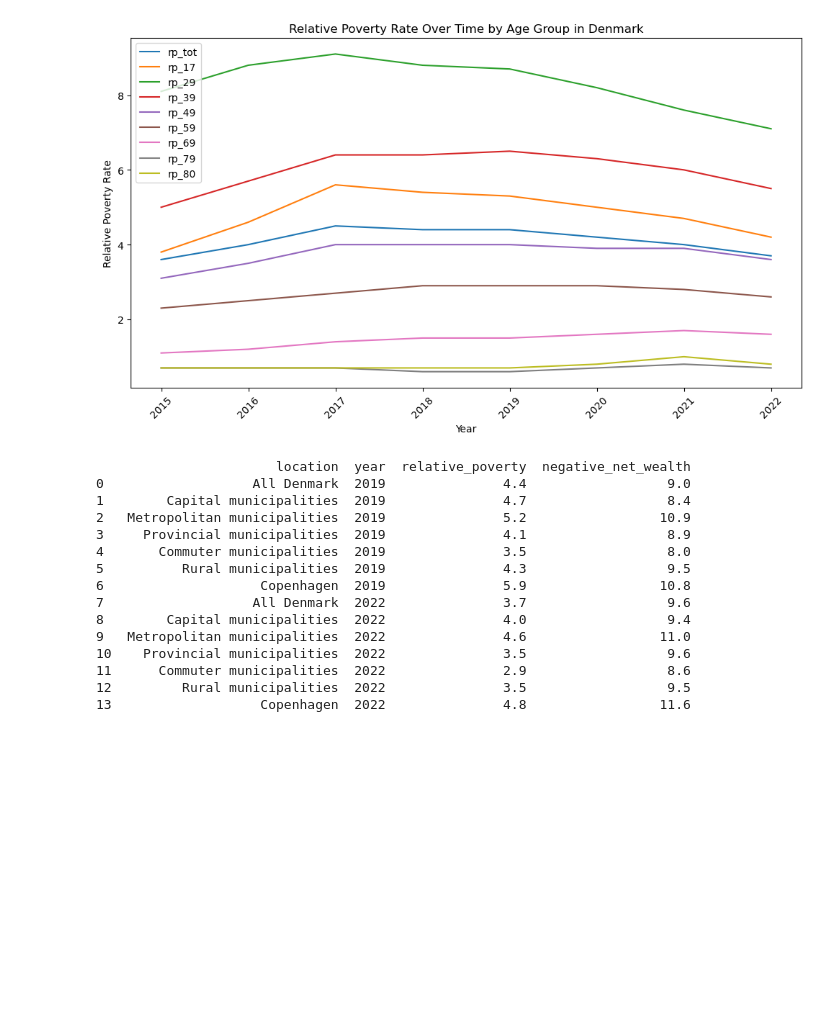
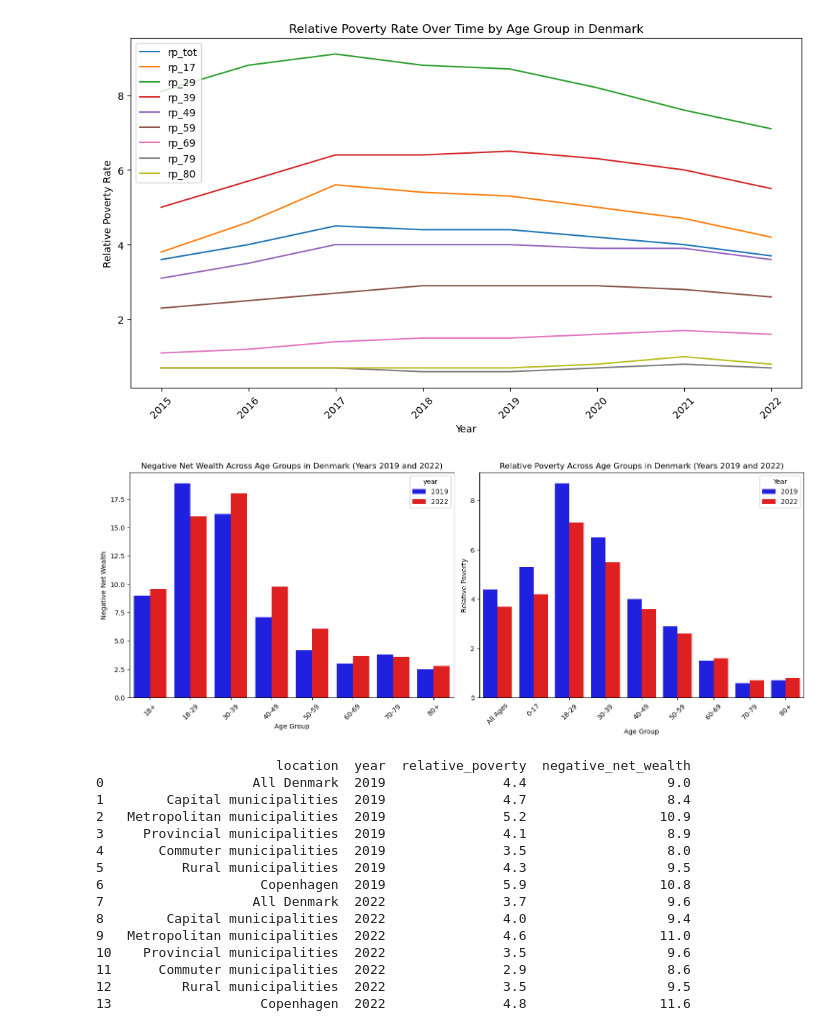
Before and after one commit to NumEconCopenhagen/projects-2024-petra-maritza-noah, a Jupyter notebook: dataproject/dataproject.ipynb, the cells around one changed output. Saved outputs shown, nothing was run; the diff lists cells and outputs as text; code cells hidden in the pictures; blank space fills up the shorter version.

Commit message:
graphs

```diff
--- a/dataproject/dataproject.ipynb
+++ b/dataproject/dataproject.ipynb
@@ -355,6 +355,53 @@ plt.tight_layout()
 plt.show()
 # %% [output]
 [figure]
+# %%
+import seaborn as sns
+# Filter the DataFrame to include only observations for "All Denmark" and years 2019 and 2022 for negative net wealth
+all_denmark_data = nnw_long[(nnw_long['location'] == 'All Denmark') & (nnw_long['year'].isin([2019, 2022]))].copy()
+# Convert 'year' column to categorical
+all_denmark_data['year'] = all_denmark_data['year'].astype(str)
+
+# Filter the DataFrame to include only observations for "All Denmark" and years 2019 and 2022 for relative poverty
+all_denmark_data2 = rp_long[(rp_long['location'] == 'All Denmark') & (rp_long['year'].isin([2019, 2022]))].copy()
+# Convert 'year' column to categorical
+all_denmark_data2['year'] = all_denmark_data2['year'].astype(str)
+
+# Set custom palette and labels
+custom_palette = ["blue", "red"]
+custom_labels1 = ['18+', '18-29', '30-39', '40-49', '50-59', '60-69', '70-79', '80+']
+custom_labels2 = ['All Ages','0-17', '18-29', '30-39', '40-49', '50-59', '60-69', '70-79', '80+']
+
+# Create subplots
+fig, axs = plt.subplots(1, 2, figsize=(15, 6))
+
+# Plot for negative net wealth
+sns.barplot(x='age_group', y='negative_net_wealth', hue='year', data=all_denmark_data, palette=custom_palette, ax=axs[0])
+axs[0].set_xlabel('Age Group')
+axs[0].set_ylabel('Negative Net Wealth')
+axs[0].set_title('Negative Net Wealth Across Age Groups in Denmark (Years 2019 and 2022)')
+axs[0].set_xticks(range(len(custom_labels1)))
+axs[0].set_xticklabels(custom_labels1, rotation=45)
+
+# Plot for relative poverty
+sns.barplot(x='age_group', y='relative_poverty', hue='year', data=all_denmark_data2, palette=custom_palette, ax=axs[1])
+axs[1].set_xlabel('Age Group')
+axs[1].set_ylabel('Relative Poverty')
+axs[1].set_title('Relative Poverty Across Age Groups in Denmark (Years 2019 and 2022)')
+axs[1].set_xticks(range(len(custom_labels2)))
+axs[1].set_xticklabels(custom_labels2, rotation=45)
+
+# Add legend to the second plot with both years
+handles, _ = axs[1].get_legend_handles_labels()
+axs[1].legend(handles, ['2019', '2022'], title='Year', loc='best')
+
+# Adjust layout
+plt.tight_layout()
+
+# Show plot
+plt.show()
+# %% [output]
+[figure, added]
 # %%
 #Separeting the data bases and show 2019 and 2022 (negative net wealth)
 nnw_long
```
